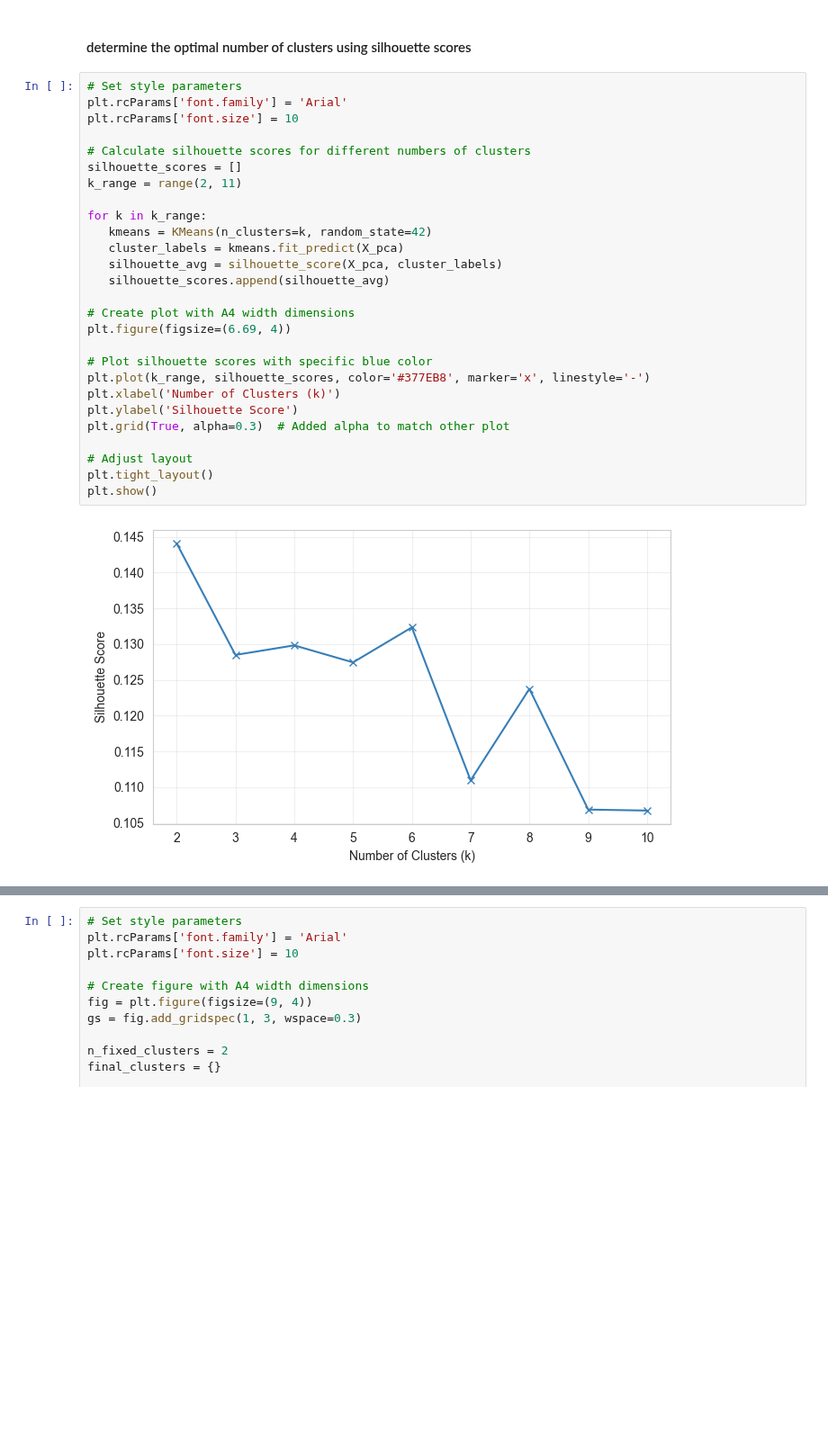
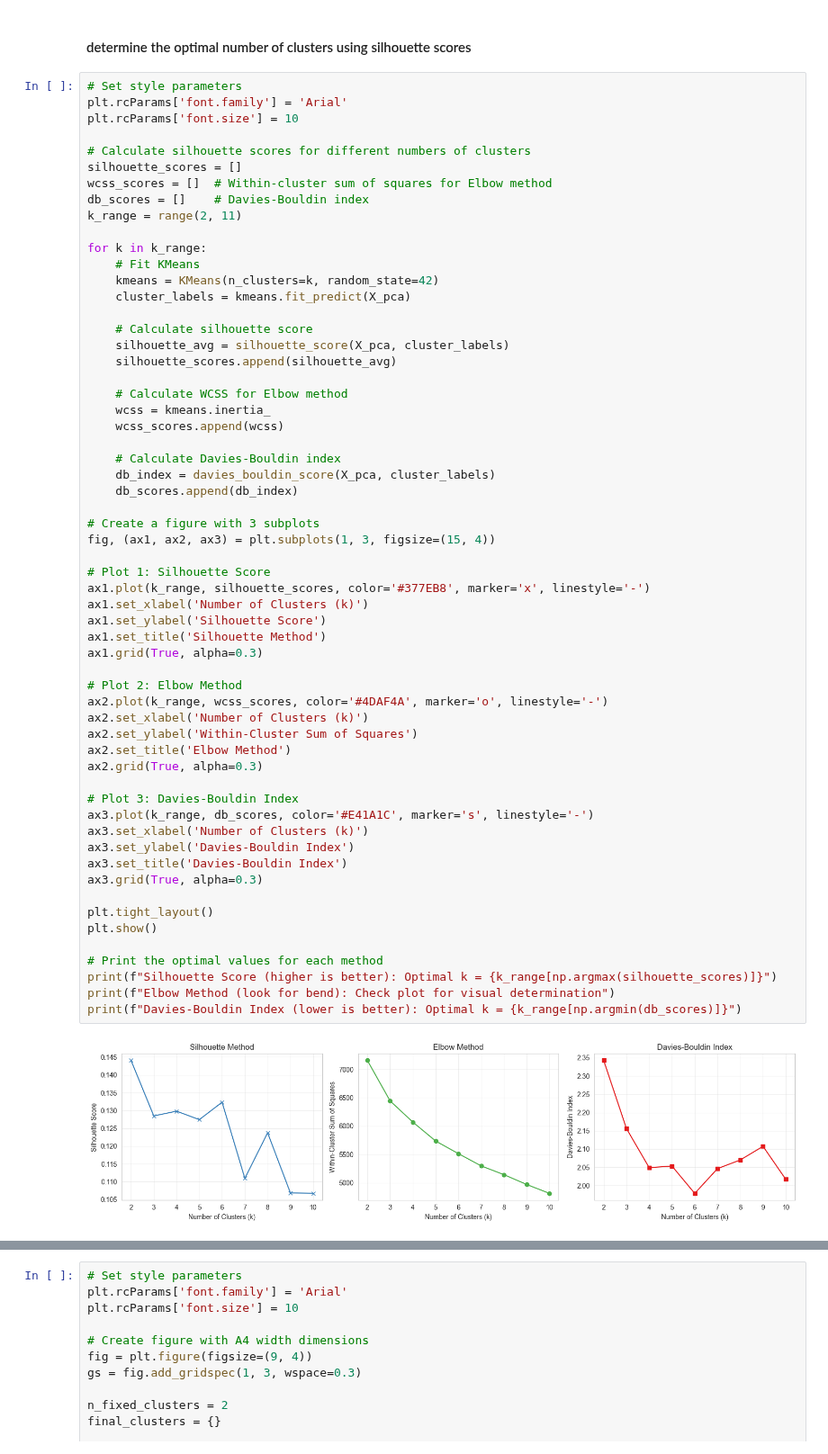
Before and after one commit to KonradKlein91/ml_unservised_learning, a Jupyter notebook: main.ipynb, the cells around one changed output, grey strips where cells are left out. Shown at 90% size. Cells and saved outputs as stored; diff of their text form; blank space fills up the shorter version.

```diff
--- a/main.ipynb
+++ b/main.ipynb
@@ -1600,29 +1612,61 @@ Number of components needed for:
 # %%
 # Set style parameters
 plt.rcParams['font.family'] = 'Arial'
 plt.rcParams['font.size'] = 10
 
 # Calculate silhouette scores for different numbers of clusters
 silhouette_scores = []
+wcss_scores = []  # Within-cluster sum of squares for Elbow method
+db_scores = []    # Davies-Bouldin index
 k_range = range(2, 11)
 
 for k in k_range:
-   kmeans = KMeans(n_clusters=k, random_state=42)
-   cluster_labels = kmeans.fit_predict(X_pca)
-   silhouette_avg = silhouette_score(X_pca, cluster_labels)
-   silhouette_scores.append(silhouette_avg)
+    # Fit KMeans
+    kmeans = KMeans(n_clusters=k, random_state=42)
+    cluster_labels = kmeans.fit_predict(X_pca)
 
-# Create plot with A4 width dimensions
-plt.figure(figsize=(6.69, 4))
+    # Calculate silhouette score
+    silhouette_avg = silhouette_score(X_pca, cluster_labels)
+    silhouette_scores.append(silhouette_avg)
 
-# Plot silhouette scores with specific blue color
-plt.plot(k_range, silhouette_scores, color='#377EB8', marker='x', linestyle='-')
-plt.xlabel('Number of Clusters (k)')
-plt.ylabel('Silhouette Score')
-plt.grid(True, alpha=0.3)  # Added alpha to match other plot
+    # Calculate WCSS for Elbow method
+    wcss = kmeans.inertia_
+    wcss_scores.append(wcss)
 
-# Adjust layout
+    # Calculate Davies-Bouldin index
+    db_index = davies_bouldin_score(X_pca, cluster_labels)
+    db_scores.append(db_index)
+
+# Create a figure with 3 subplots
+fig, (ax1, ax2, ax3) = plt.subplots(1, 3, figsize=(15, 4))
+
+# Plot 1: Silhouette Score
+ax1.plot(k_range, silhouette_scores, color='#377EB8', marker='x', linestyle='-')
+ax1.set_xlabel('Number of Clusters (k)')
+ax1.set_ylabel('Silhouette Score')
+ax1.set_title('Silhouette Method')
+ax1.grid(True, alpha=0.3)
+
+# Plot 2: Elbow Method
+ax2.plot(k_range, wcss_scores, color='#4DAF4A', marker='o', linestyle='-')
+ax2.set_xlabel('Number of Clusters (k)')
+ax2.set_ylabel('Within-Cluster Sum of Squares')
+ax2.set_title('Elbow Method')
+ax2.grid(True, alpha=0.3)
+
+# Plot 3: Davies-Bouldin Index
+ax3.plot(k_range, db_scores, color='#E41A1C', marker='s', linestyle='-')
+ax3.set_xlabel('Number of Clusters (k)')
+ax3.set_ylabel('Davies-Bouldin Index')
+ax3.set_title('Davies-Bouldin Index')
+ax3.grid(True, alpha=0.3)
+
 plt.tight_layout()
 plt.show()
+
+# Print the optimal values for each method
+print(f"Silhouette Score (higher is better): Optimal k = {k_range[np.argmax(silhouette_scores)]}")
+print(f"Elbow Method (look for bend): Check plot for visual determination")
+print(f"Davies-Bouldin Index (lower is better): Optimal k = {k_range[np.argmin(db_scores)]}")
 # %% [output]
-[figure, old version]
+[figure, new version]
```
Also changed, not shown: parts of 22 cells of this notebook.
